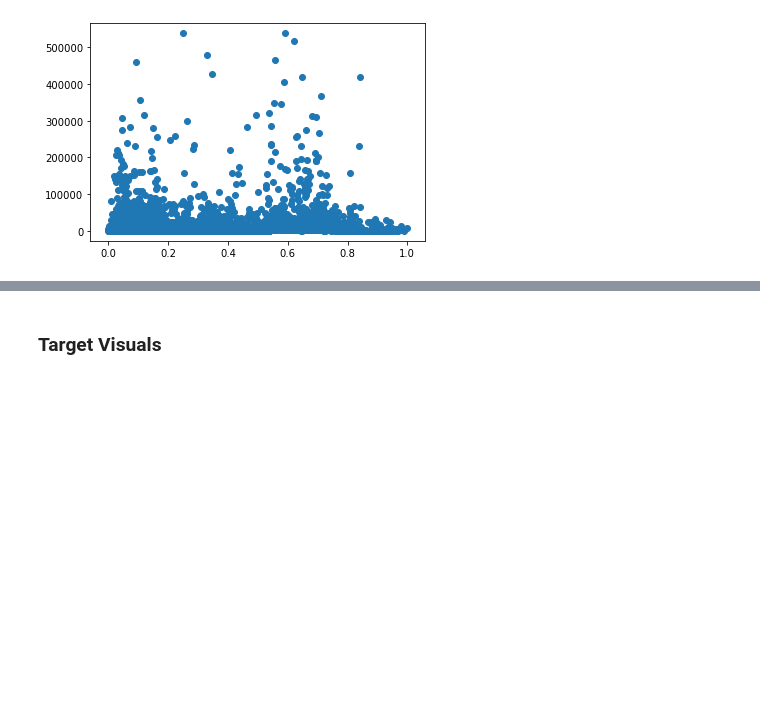
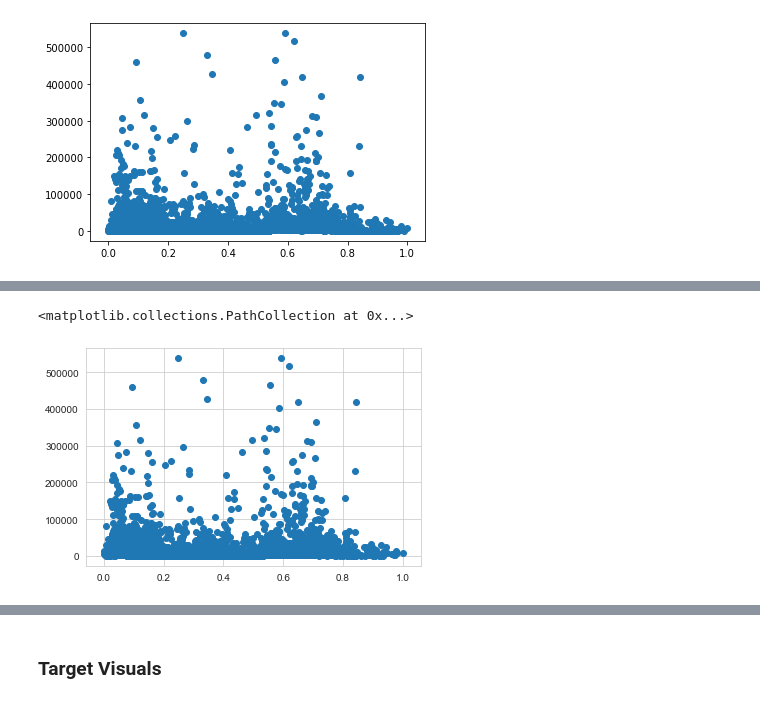
Before and after one commit to fernandez-justin/Forest_Fire_Classification, a Jupyter notebook: EDA_FE_notebook.ipynb, the cells around one changed output, grey strips where cells are left out. Saved outputs shown, nothing was run; the diff lists cells and outputs as text; code cells hidden in the pictures; blank space fills up the shorter version.

```diff
--- a/EDA_FE_notebook.ipynb
+++ b/EDA_FE_notebook.ipynb
@@ -159,0 +162,7 @@ plt.scatter(df['remoteness'],df['fire_size'])
+# %%
+large = df[df['target'] == 1]
+
+plt.scatter(large['remoteness'], large['fire_size'])
+# %% [output]
+<matplotlib.collections.PathCollection at 0x...>
+[figure, added]
```
Also changed, not shown: parts of 8 cells of this notebook, 1 other file.
